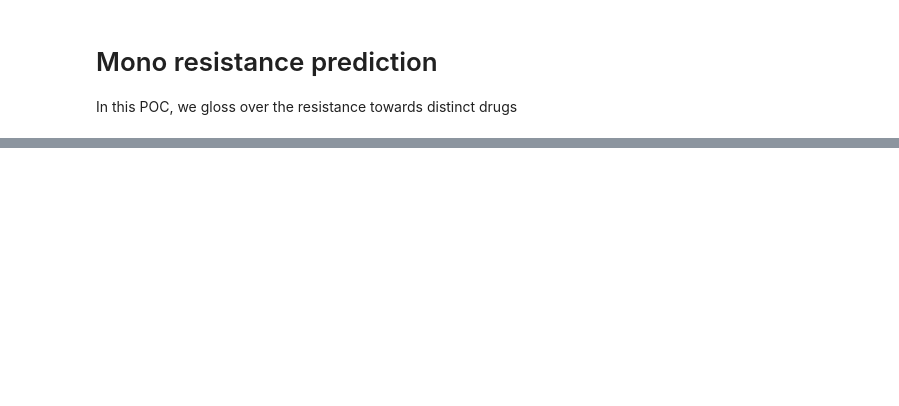
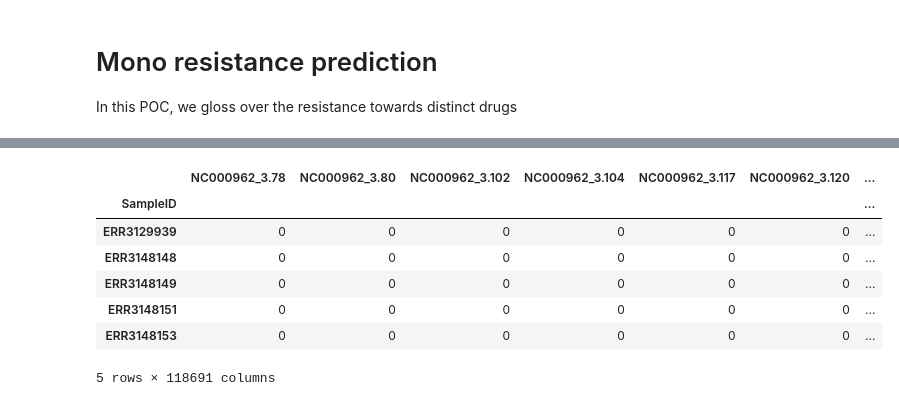
Before and after one commit to abhi18av/drug-resistance-prediction-cambiohack, a Jupyter notebook: src/notebooks/mono_resistance_analysis.ipynb, the cells around one changed output, grey strips where cells are left out. Cells and saved outputs as stored; diff of their text form; code cells hidden in the pictures; blank space fills up the shorter version.

```diff
--- a/src/notebooks/mono_resistance_analysis.ipynb
+++ b/src/notebooks/mono_resistance_analysis.ipynb
@@ -555,0 +214,12 @@ stackedensemble prediction progress: |██████████████
+# %%
+multi_resistance_df = multi_resistance_df.drop(columns= [*lineage_column_names, 'MDR', 'XDR', 'drtype', 'Resistance_Status'])
+multi_resistance_df.head()
+# %% [output]
+|  | NC000962_3.78 | NC000962_3.80 | NC000962_3.102 | NC000962_3.104 | NC000962_3.117 | NC000962_3.120 | ... |
+| SampleID |  |  |  |  |  |  | ... |
+| ERR3129939 | 0 | 0 | 0 | 0 | 0 | 0 | ... |
+| ERR3148148 | 0 | 0 | 0 | 0 | 0 | 0 | ... |
+| ERR3148149 | 0 | 0 | 0 | 0 | 0 | 0 | ... |
+| ERR3148151 | 0 | 0 | 0 | 0 | 0 | 0 | ... |
+| ERR3148153 | 0 | 0 | 0 | 0 | 0 | 0 | ... |
+5 rows × 118691 columns
```
Also changed, not shown: parts of 51 cells of this notebook, 9 other files.
